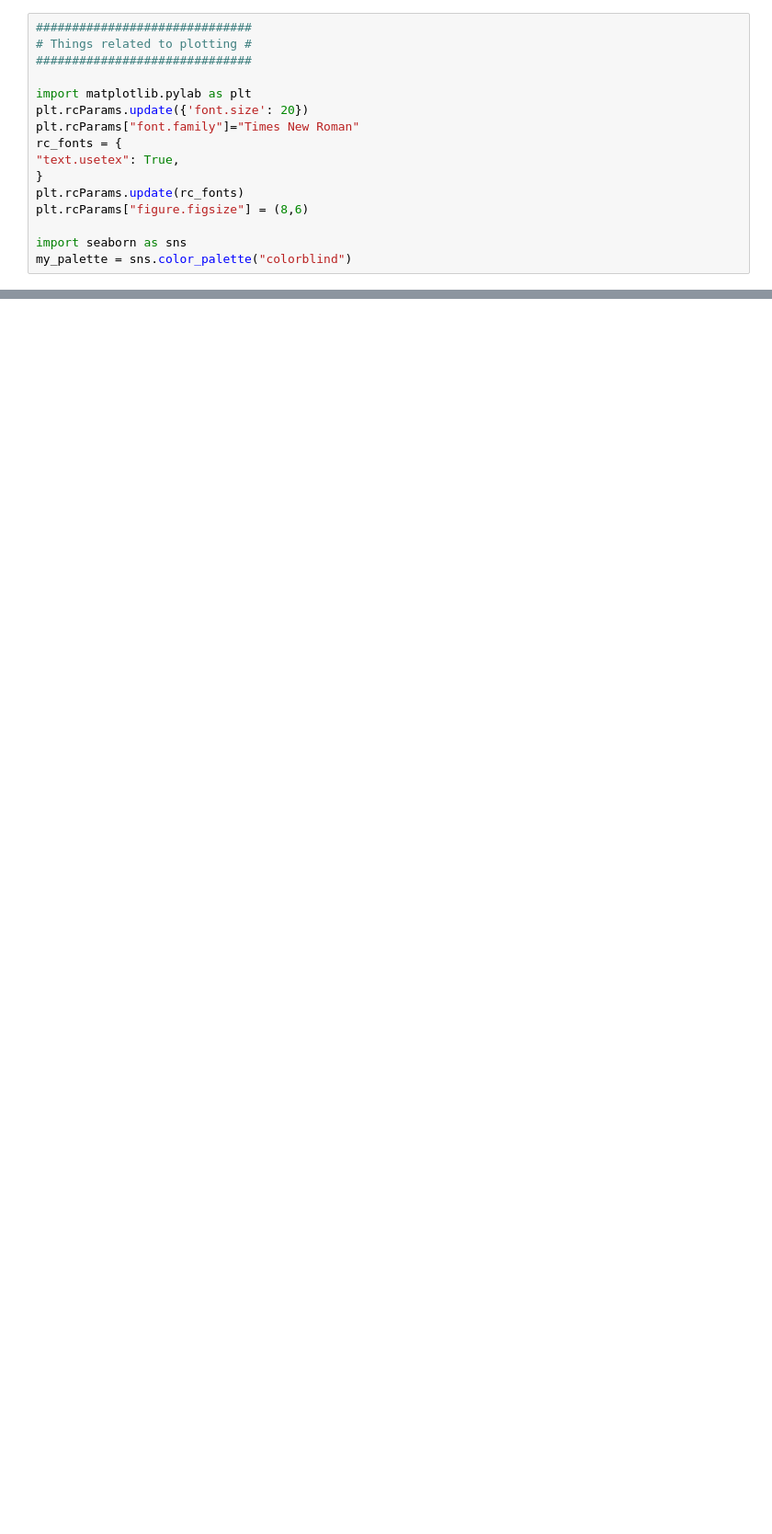
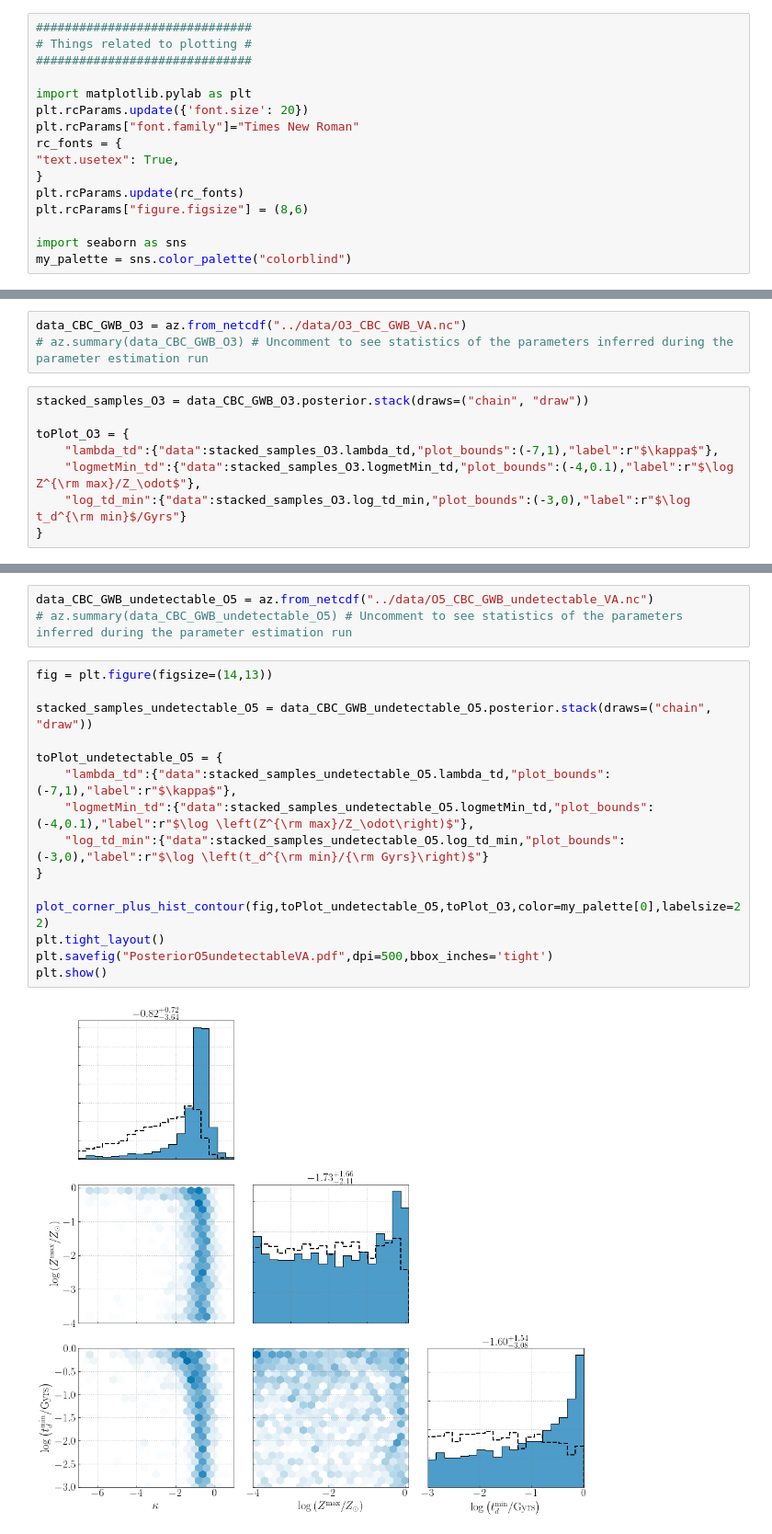
Before and after one commit to kevinturbang/bbh_gwb_time_delay_inference, a Jupyter notebook: figures/reproduce_figure_11.ipynb, the cells around one changed output, grey strips where cells are left out. Shown at 92% size. Cells and saved outputs as stored; diff of their text form; blank space fills up the shorter version.

```diff
--- a/figures/reproduce_figure_11.ipynb
+++ b/figures/reproduce_figure_11.ipynb
@@ -133,0 +31,11 @@ plt.savefig("MCcomparison.pdf",dpi=500,bbox_inches='tight')
+# %%
+data_CBC_GWB_O3 = az.from_netcdf("../data/O3_CBC_GWB_VA.nc")
+# az.summary(data_CBC_GWB_O3) # Uncomment to see statistics of the parameters inferred during the parameter estimation run
+# %%
+stacked_samples_O3 = data_CBC_GWB_O3.posterior.stack(draws=("chain", "draw"))
+
+toPlot_O3 = {
+    "lambda_td":{"data":stacked_samples_O3.lambda_td,"plot_bounds":(-7,1),"label":r"$\kappa$"},
+    "logmetMin_td":{"data":stacked_samples_O3.logmetMin_td,"plot_bounds":(-4,0.1),"label":r"$\log Z^{\rm max}/Z_\odot$"},
+    "log_td_min":{"data":stacked_samples_O3.log_td_min,"plot_bounds":(-3,0),"label":r"$\log t_d^{\rm min}$/Gyrs"}
+}
@@ -133,0 +44,20 @@ plt.savefig("MCcomparison.pdf",dpi=500,bbox_inches='tight')
+# %%
+data_CBC_GWB_undetectable_O5 = az.from_netcdf("../data/O5_CBC_GWB_undetectable_VA.nc")
+# az.summary(data_CBC_GWB_undetectable_O5) # Uncomment to see statistics of the parameters inferred during the parameter estimation run
+# %%
+fig = plt.figure(figsize=(14,13))
+
+stacked_samples_undetectable_O5 = data_CBC_GWB_undetectable_O5.posterior.stack(draws=("chain", "draw"))
+
+toPlot_undetectable_O5 = {
+    "lambda_td":{"data":stacked_samples_undetectable_O5.lambda_td,"plot_bounds":(-7,1),"label":r"$\kappa$"},
+    "logmetMin_td":{"data":stacked_samples_undetectable_O5.logmetMin_td,"plot_bounds":(-4,0.1),"label":r"$\log \left(Z^{\rm max}/Z_\odot\right)$"},
+    "log_td_min":{"data":stacked_samples_undetectable_O5.log_td_min,"plot_bounds":(-3,0),"label":r"$\log \left(t_d^{\rm min}/{\rm Gyrs}\right)$"}
+}
+
+plot_corner_plus_hist_contour(fig,toPlot_undetectable_O5,toPlot_O3,color=my_palette[0],labelsize=22)
+plt.tight_layout()
+plt.savefig("PosteriorO5undetectableVA.pdf",dpi=500,bbox_inches='tight')
+plt.show()
+# %% [output]
+[figure, added]
```
Also changed, not shown: parts of 21 cells of this notebook, 3 other files.
